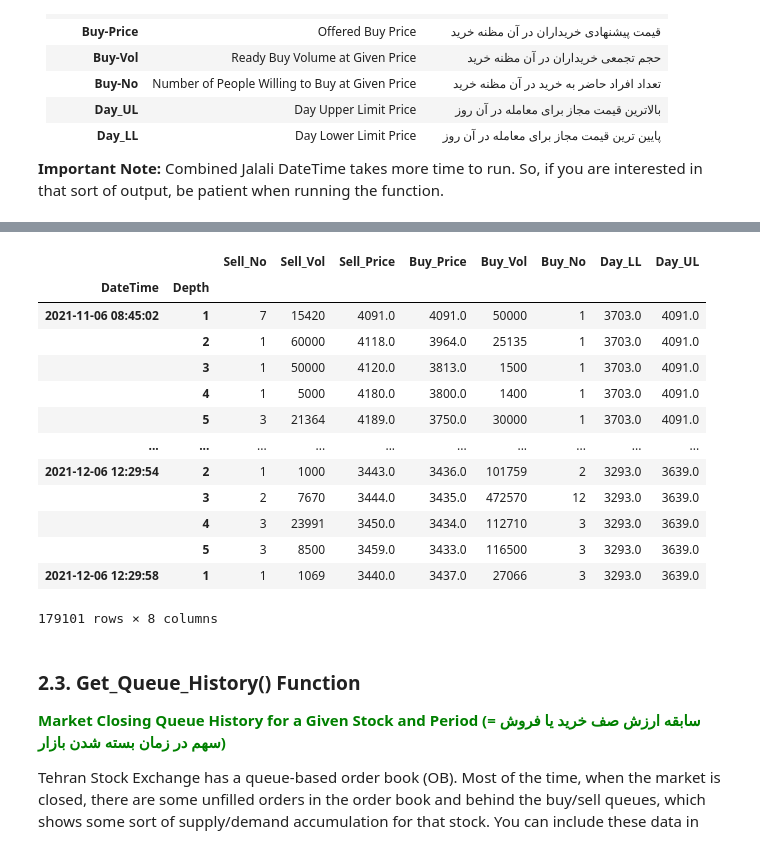
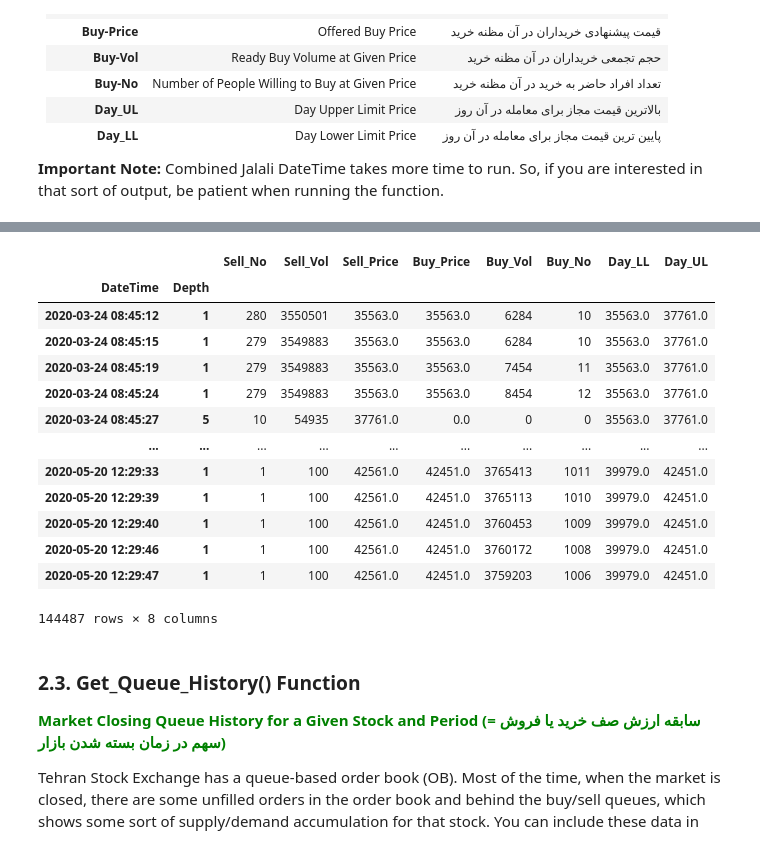
Before and after one commit to ARahimiQuant/finpy-tse-example-notebook, a Jupyter notebook: finpy_tse intro.ipynb, the cells around one changed output, grey strips where cells are left out. Drawn from its saved outputs; the diff is of its cells as text; code cells hidden in the pictures.

```diff
--- a/finpy_tse intro.ipynb
+++ b/finpy_tse intro.ipynb
@@ -252,7 +239,7 @@ Returned dataframe's columns are:
 
 __Important Note:__ Combined Jalali DateTime takes more time to run. So, if you are interested in that sort of output, be patient when running the function.
 # %%
-df_ob = fpy.Get_IntradayOB_History(stock = 'ذوب', start_date = '1400-08-15', end_date='1400-09-15',
+df_ob = fpy.Get_IntradayOB_History(stock = 'آبین', start_date = '1399-01-01', end_date='1399-02-31',
                                    jalali_date = False, combined_datatime = True, show_progress = True)
 df_ob
 # %% [output]
@@ -260,17 +249,17 @@ Progress :  100.0 %
 |  |  | Sell_No | Sell_Vol | Sell_Price | Buy_Price | Buy_Vol | Buy_No | Day_LL | Day_UL |
 | DateTime | Depth |  |  |  |  |  |  |  |  |
-| 2021-11-06 08:45:02 | 1 | 7 | 15420 | 4091.0 | 4091.0 | 50000 | 1 | 3703.0 | 4091.0 |
-|  | 2 | 1 | 60000 | 4118.0 | 3964.0 | 25135 | 1 | 3703.0 | 4091.0 |
-|  | 3 | 1 | 50000 | 4120.0 | 3813.0 | 1500 | 1 | 3703.0 | 4091.0 |
-|  | 4 | 1 | 5000 | 4180.0 | 3800.0 | 1400 | 1 | 3703.0 | 4091.0 |
-|  | 5 | 3 | 21364 | 4189.0 | 3750.0 | 30000 | 1 | 3703.0 | 4091.0 |
+| 2020-03-24 08:45:12 | 1 | 280 | 3550501 | 35563.0 | 35563.0 | 6284 | 10 | 35563.0 | 37761.0 |
+| 2020-03-24 08:45:15 | 1 | 279 | 3549883 | 35563.0 | 35563.0 | 6284 | 10 | 35563.0 | 37761.0 |
+| 2020-03-24 08:45:19 | 1 | 279 | 3549883 | 35563.0 | 35563.0 | 7454 | 11 | 35563.0 | 37761.0 |
+| 2020-03-24 08:45:24 | 1 | 279 | 3549883 | 35563.0 | 35563.0 | 8454 | 12 | 35563.0 | 37761.0 |
+| 2020-03-24 08:45:27 | 5 | 10 | 54935 | 37761.0 | 0.0 | 0 | 0 | 35563.0 | 37761.0 |
 | ... | ... | ... | ... | ... | ... | ... | ... | ... | ... |
-| 2021-12-06 12:29:54 | 2 | 1 | 1000 | 3443.0 | 3436.0 | 101759 | 2 | 3293.0 | 3639.0 |
-|  | 3 | 2 | 7670 | 3444.0 | 3435.0 | 472570 | 12 | 3293.0 | 3639.0 |
-|  | 4 | 3 | 23991 | 3450.0 | 3434.0 | 112710 | 3 | 3293.0 | 3639.0 |
-|  | 5 | 3 | 8500 | 3459.0 | 3433.0 | 116500 | 3 | 3293.0 | 3639.0 |
-| 2021-12-06 12:29:58 | 1 | 1 | 1069 | 3440.0 | 3437.0 | 27066 | 3 | 3293.0 | 3639.0 |
+| 2020-05-20 12:29:33 | 1 | 1 | 100 | 42561.0 | 42451.0 | 3765413 | 1011 | 39979.0 | 42451.0 |
+| 2020-05-20 12:29:39 | 1 | 1 | 100 | 42561.0 | 42451.0 | 3765113 | 1010 | 39979.0 | 42451.0 |
+| 2020-05-20 12:29:40 | 1 | 1 | 100 | 42561.0 | 42451.0 | 3760453 | 1009 | 39979.0 | 42451.0 |
+| 2020-05-20 12:29:46 | 1 | 1 | 100 | 42561.0 | 42451.0 | 3760172 | 1008 | 39979.0 | 42451.0 |
+| 2020-05-20 12:29:47 | 1 | 1 | 100 | 42561.0 | 42451.0 | 3759203 | 1006 | 39979.0 | 42451.0 |
-179101 rows × 8 columns
+144487 rows × 8 columns
 # %% [markdown]
 ### __2.3. Get_Queue_History() Function__
 <font color='green'>__Market Closing Queue History for a Given Stock and Period (= سابقه ارزش صف خرید یا فروش سهم در زمان بسته شدن بازار)__</font>
```
Also changed, not shown: parts of 31 cells of this notebook.
